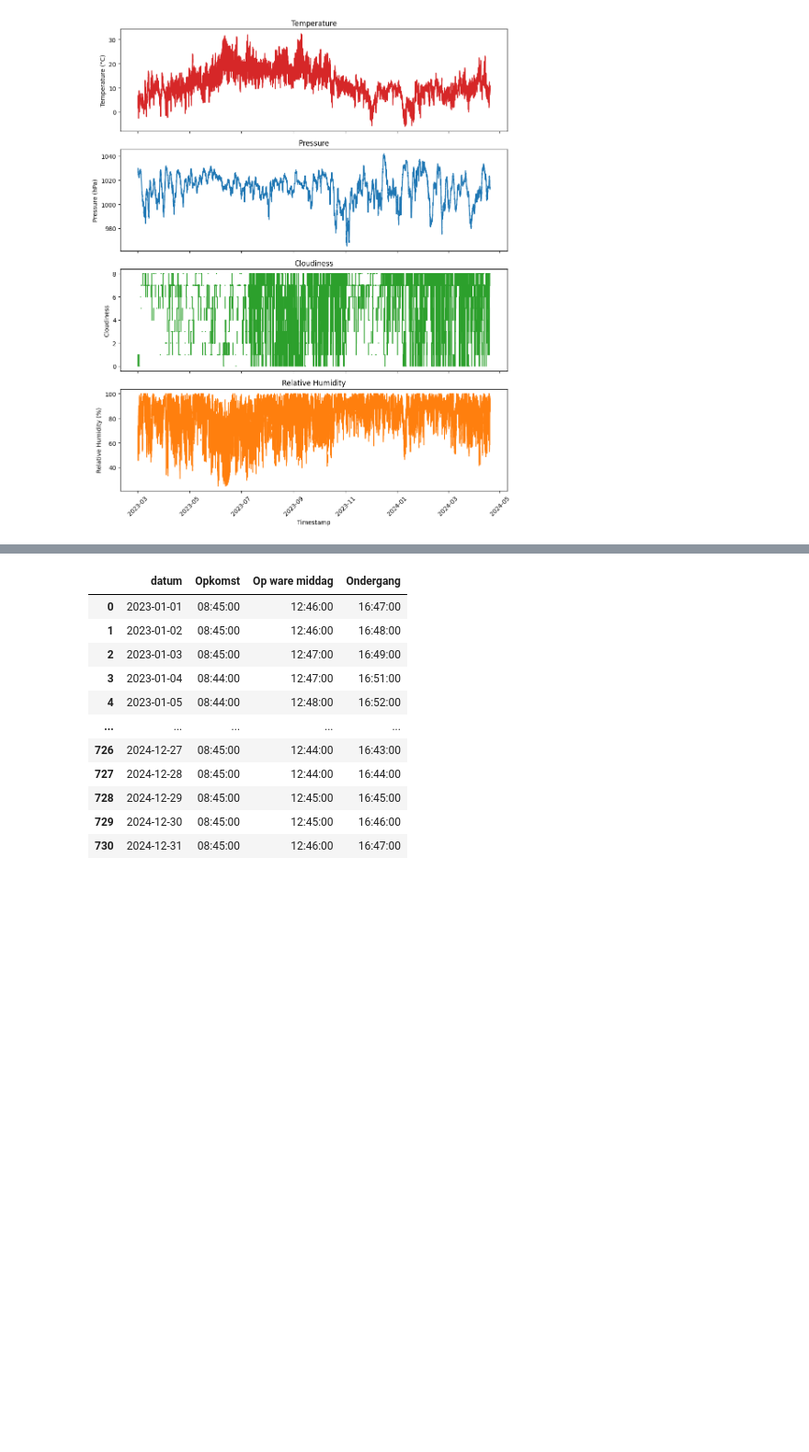
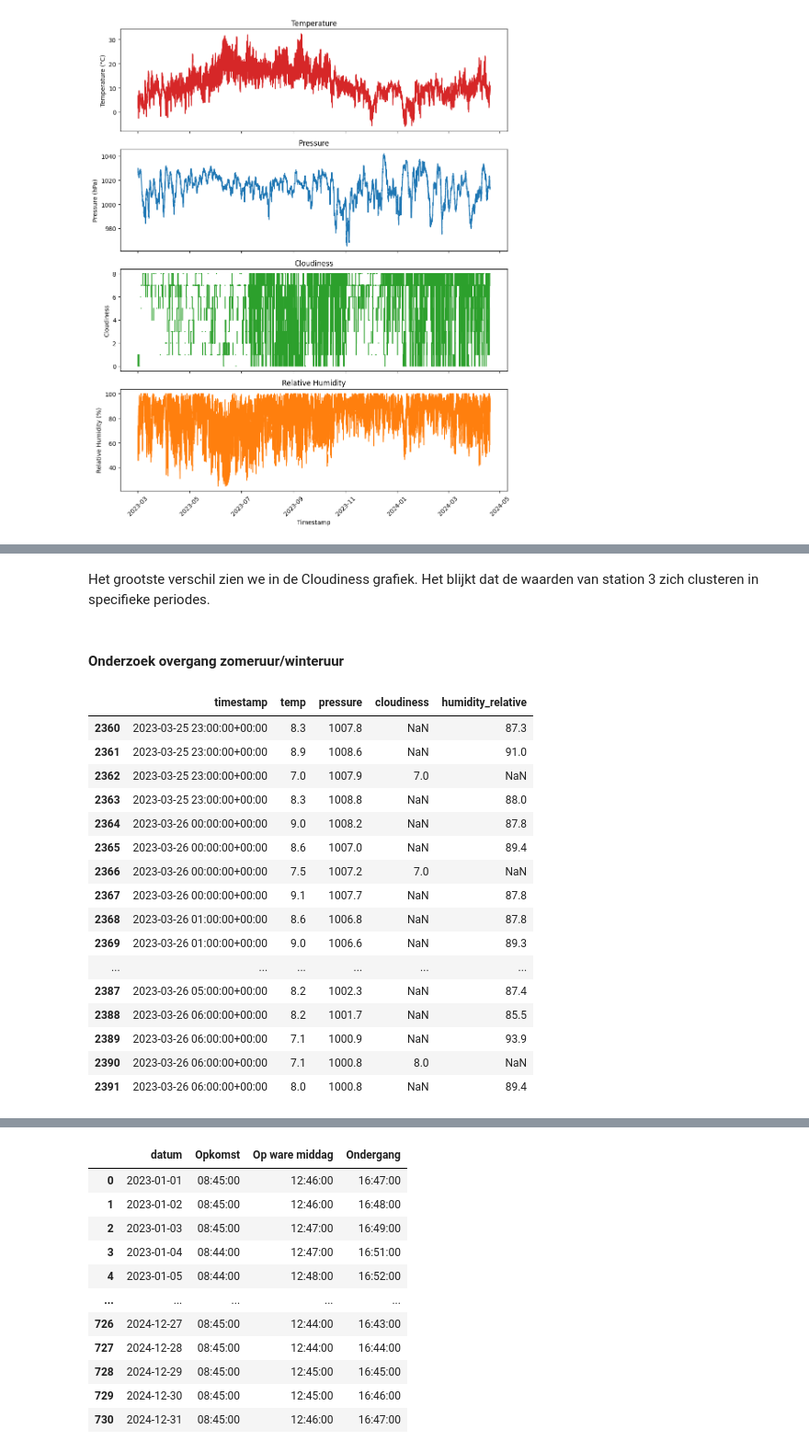
Before and after one commit to Robin-12/Project-Solar, a Jupyter notebook: Project_Solar.ipynb, the cells around one changed output, grey strips where cells are left out. Shown at 92% size. Drawn from its saved outputs; the diff is of its cells as text; code cells hidden in the pictures; blank space fills up the shorter version.

```diff
--- a/Project_Solar.ipynb
+++ b/Project_Solar.ipynb
@@ -320,0 +475,25 @@ Er zijn enkele logische trends zichtbaar in de data:
+# %% [markdown]
+Het grootste verschil zien we in de Cloudiness grafiek. Het blijkt dat de waarden van station 3 zich clusteren in specifieke periodes.
+# %% [markdown]
+#### Onderzoek overgang zomeruur/winteruur
+# %%
+overgang_zomeruur_2023_w = weather[(weather['timestamp'] >= '2023-03-25 23:00:00') & (weather['timestamp'] <= '2023-03-26 06:00:00')]
+overgang_zomeruur_2023_w
+# %% [output]
+|  | timestamp | temp | pressure | cloudiness | humidity_relative |
+| 2360 | 2023-03-25 23:00:00+00:00 | 8.3 | 1007.8 | NaN | 87.3 |
+| 2361 | 2023-03-25 23:00:00+00:00 | 8.9 | 1008.6 | NaN | 91.0 |
+| 2362 | 2023-03-25 23:00:00+00:00 | 7.0 | 1007.9 | 7.0 | NaN |
+| 2363 | 2023-03-25 23:00:00+00:00 | 8.3 | 1008.8 | NaN | 88.0 |
+| 2364 | 2023-03-26 00:00:00+00:00 | 9.0 | 1008.2 | NaN | 87.8 |
+| 2365 | 2023-03-26 00:00:00+00:00 | 8.6 | 1007.0 | NaN | 89.4 |
+| 2366 | 2023-03-26 00:00:00+00:00 | 7.5 | 1007.2 | 7.0 | NaN |
+| 2367 | 2023-03-26 00:00:00+00:00 | 9.1 | 1007.7 | NaN | 87.8 |
+| 2368 | 2023-03-26 01:00:00+00:00 | 8.6 | 1006.8 | NaN | 87.8 |
+| 2369 | 2023-03-26 01:00:00+00:00 | 9.0 | 1006.6 | NaN | 89.3 |
+| ... | ... | ... | ... | ... | ... |
+| 2387 | 2023-03-26 05:00:00+00:00 | 8.2 | 1002.3 | NaN | 87.4 |
+| 2388 | 2023-03-26 06:00:00+00:00 | 8.2 | 1001.7 | NaN | 85.5 |
+| 2389 | 2023-03-26 06:00:00+00:00 | 7.1 | 1000.9 | NaN | 93.9 |
+| 2390 | 2023-03-26 06:00:00+00:00 | 7.1 | 1000.8 | 8.0 | NaN |
+| 2391 | 2023-03-26 06:00:00+00:00 | 8.0 | 1000.8 | NaN | 89.4 |
```
Also changed, not shown: parts of 31 cells of this notebook.
